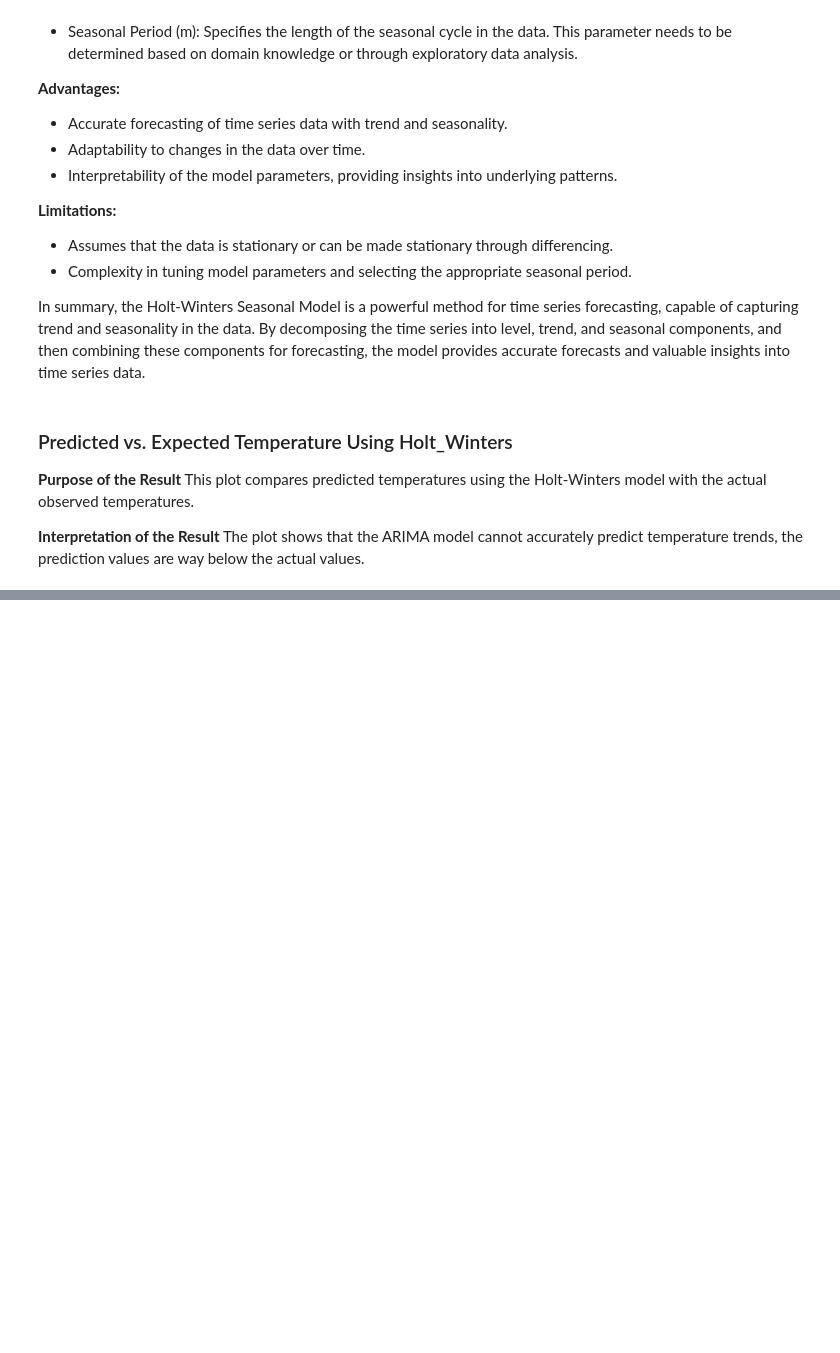
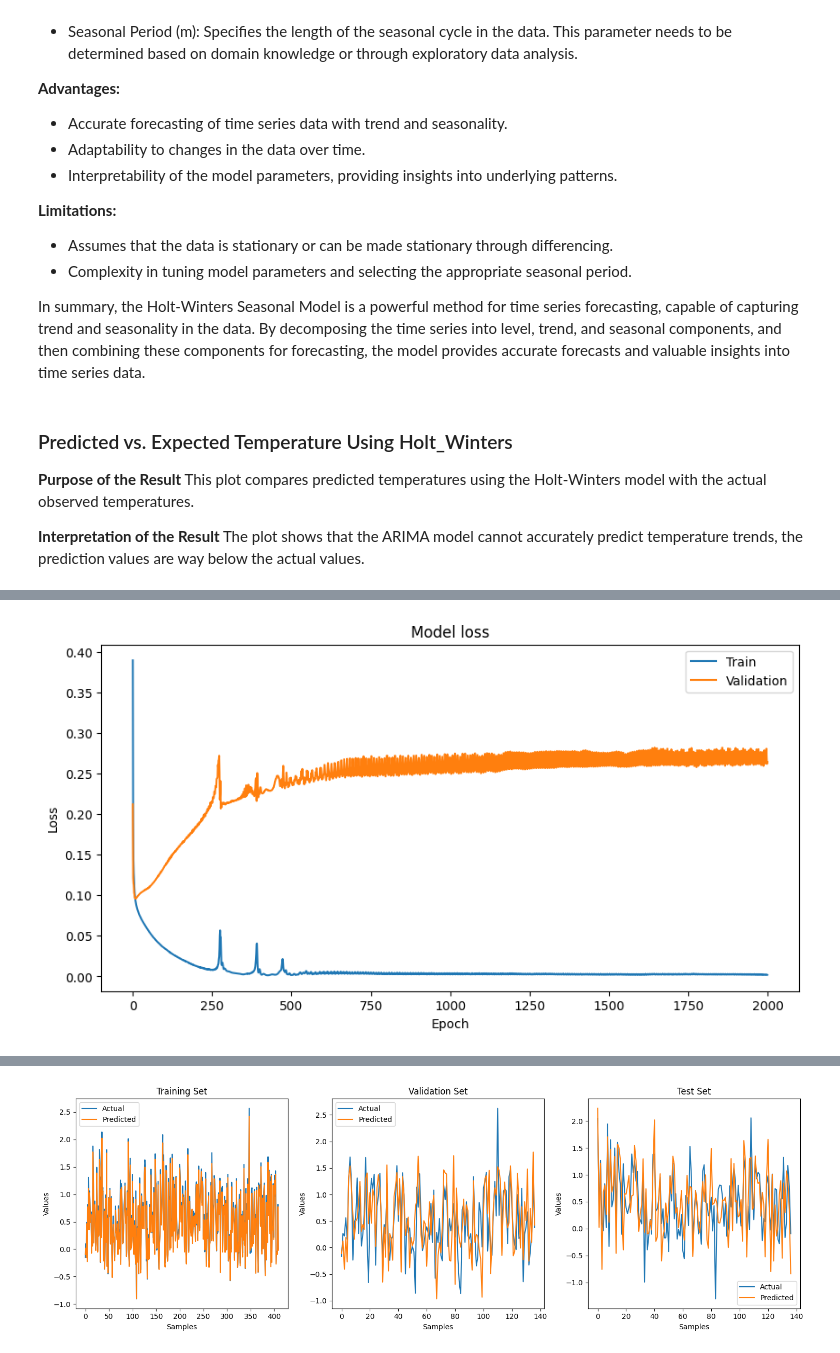
Before and after one commit to PataBasket/AppliedInformatics, a Jupyter notebook: YutaHirahata-07-04.ipynb, the cells around one changed output, grey strips where cells are left out. Drawn from its saved outputs; the diff is of its cells as text; code cells hidden in the pictures; blank space fills up the shorter version.

```diff
--- a/YutaHirahata-07-04.ipynb
+++ b/YutaHirahata-07-04.ipynb
@@ -1524,0 +1528,6 @@ results
+# %%
+# split a univariate sequence into samples (input and output)
+def split_sequence(sequence, n_steps):
+    X = [sequence[i:i+n_steps] for i in range(len(sequence) - n_steps)]
+    y = [sequence[i+n_steps] for i in range(len(sequence) - n_steps)]
+    return np.array(X), np.array(y)
@@ -1524,0 +1599,2 @@ results
+# %%
+X, y = split_sequence(df['World'].tolist(), 24)
@@ -1524,0 +1631,8 @@ results
+# %%
+import os
+import random
+import tensorflow as tf
+from sklearn.model_selection import train_test_split
+# Split data into training, validation, and test sets
+X_train, X_temp, y_train, y_temp = train_test_split(X, y, test_size=0.4, random_state=42)   # 60% training, 20% testing, and 20% validation
+X_val, X_test, y_val, y_test = train_test_split(X_temp, y_temp, test_size=0.5, random_state=42)
@@ -1524,0 +1661,3 @@ results
+# %%
+# fit model
+history_1 = model_1.fit(X_train, y_train, epochs=2000, verbose=1, validation_data=(X_val, y_val))
@@ -1524,0 +1682,50 @@ results
+# %%
+# Plot training & validation loss values
+plt.figure(figsize=(10, 5))
+plt.plot(history_1.history['loss'])
+plt.plot(history_1.history['val_loss'])
+plt.title('Model loss')
+plt.ylabel('Loss')
+plt.xlabel('Epoch')
+plt.legend(['Train', 'Validation'], loc='upper right')
+plt.show()
+
+# Predict values
+y_train_pred = model_1.predict(X_train)
+y_val_pred = model_1.predict(X_val)
+y_test_pred = model_1.predict(X_test)
+
+# Plot predictions vs actual values
+plt.figure(figsize=(15, 5))
+
+# Training set
+plt.subplot(1, 3, 1)
+plt.plot(y_train, label='Actual')
+plt.plot(y_train_pred, label='Predicted')
+plt.title('Training Set')
+plt.xlabel('Samples')
+plt.ylabel('Values')
+plt.legend()
+
+# Validation set
+plt.subplot(1, 3, 2)
+plt.plot(y_val, label='Actual')
+plt.plot(y_val_pred, label='Predicted')
+plt.title('Validation Set')
+plt.xlabel('Samples')
+plt.ylabel('Values')
+plt.legend()
+
+# Test set
+plt.subplot(1, 3, 3)
+plt.plot(y_test, label='Actual')
+plt.plot(y_test_pred, label='Predicted')
+plt.title('Test Set')
+plt.xlabel('Samples')
+plt.ylabel('Values')
+plt.legend()
+
+plt.tight_layout()
+plt.show()
+# %% [output]
+[figure, added]
@@ -1524,0 +1735 @@ results
+[figure, added]
```
Also changed, not shown: parts of 29 cells of this notebook, 4 other files.
